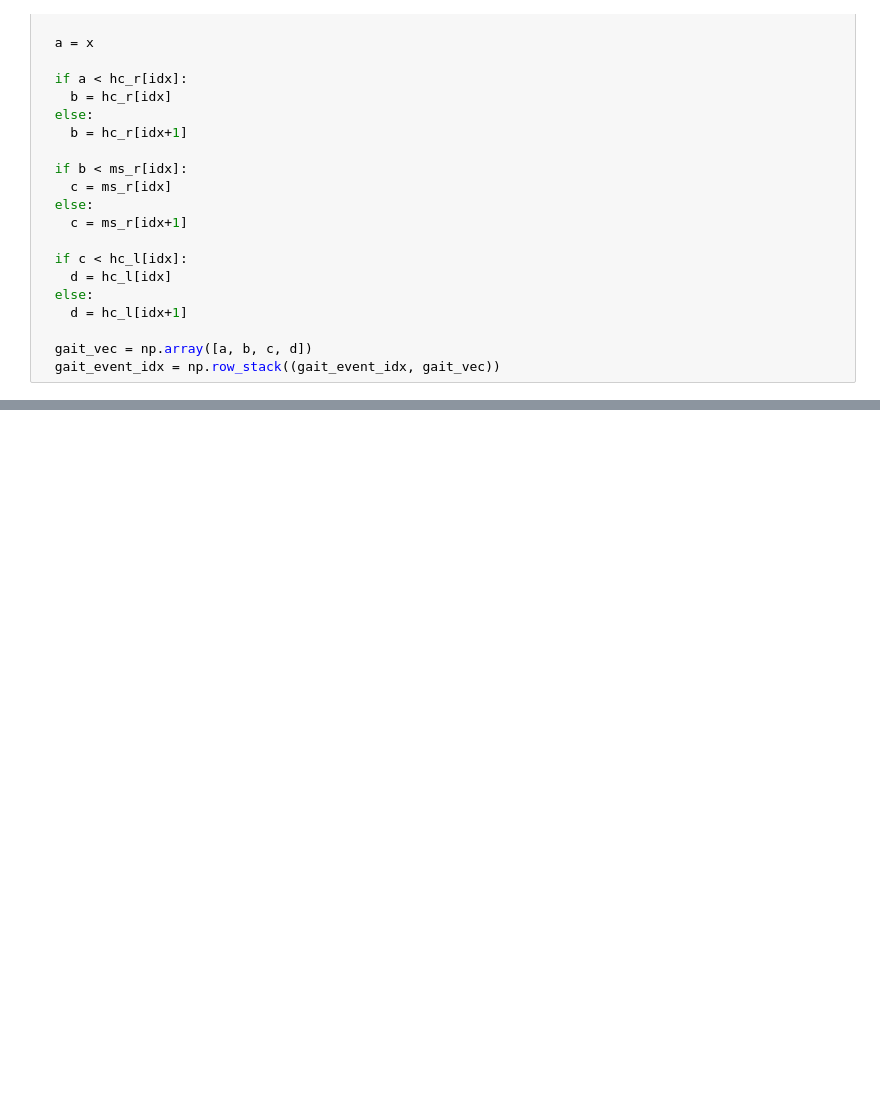
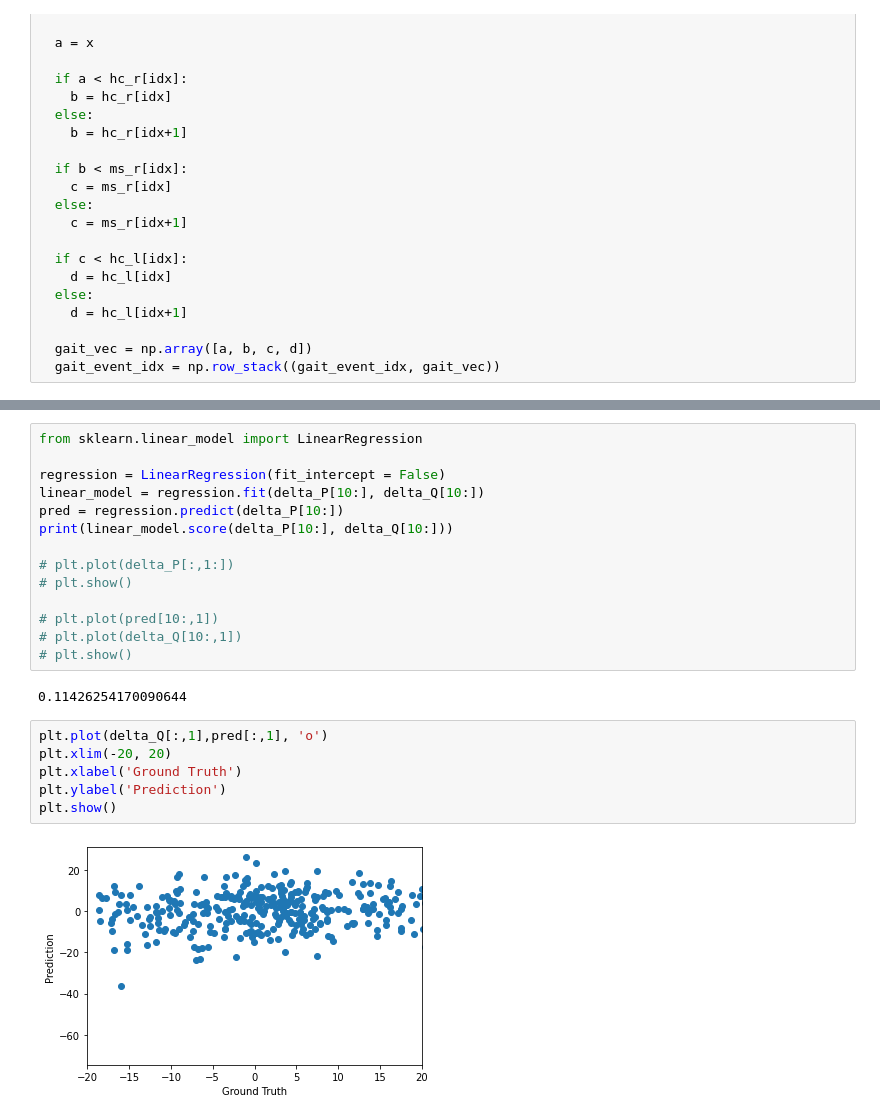
Before and after one commit to inseungkang/learningalgos, a Jupyter notebook: Controller_Inference.ipynb, the cells around one changed output, grey strips where cells are left out. Cells and saved outputs as stored; diff of their text form; blank space fills up the shorter version.

```diff
--- a/Controller_Inference.ipynb
+++ b/Controller_Inference.ipynb
@@ -175,0 +199,24 @@ delta_Q = footXY_hc_r - footXY_hc_norm_r
+# %%
+from sklearn.linear_model import LinearRegression
+
+regression = LinearRegression(fit_intercept = False)
+linear_model = regression.fit(delta_P[10:], delta_Q[10:])
+pred = regression.predict(delta_P[10:])
+print(linear_model.score(delta_P[10:], delta_Q[10:]))
+
+# plt.plot(delta_P[:,1:])
+# plt.show()
+
+# plt.plot(pred[10:,1])
+# plt.plot(delta_Q[10:,1])
+# plt.show()
+# %% [output]
+0.11426254170090644
+# %%
+plt.plot(delta_Q[:,1],pred[:,1], 'o')
+plt.xlim(-20, 20)
+plt.xlabel('Ground Truth')
+plt.ylabel('Prediction')
+plt.show()
+# %% [output]
+[figure, added]
```
Also changed, not shown: parts of 5 cells of this notebook.
